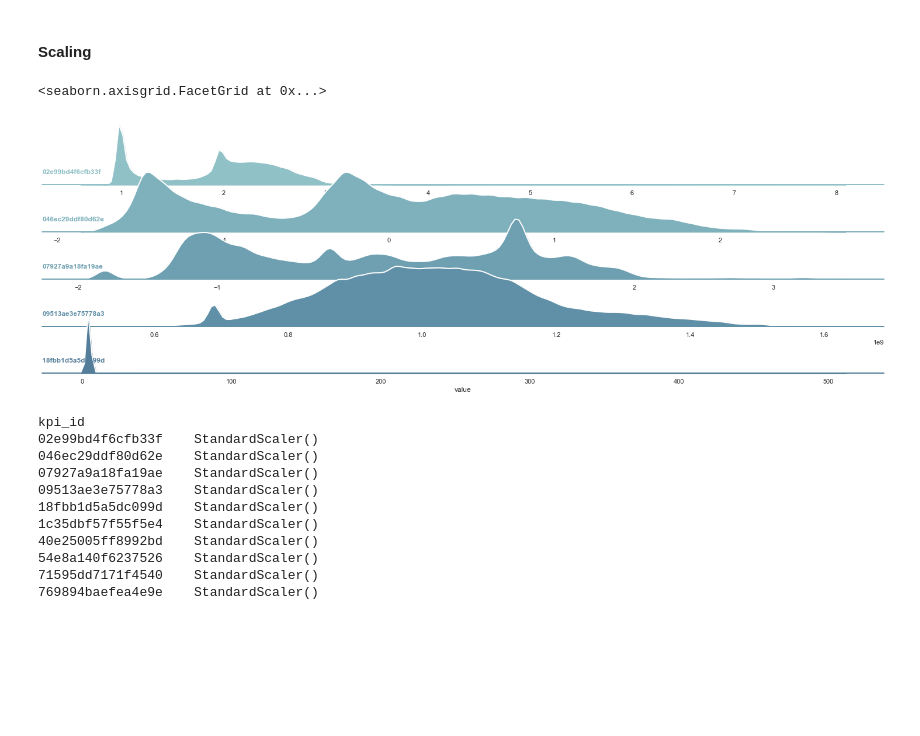
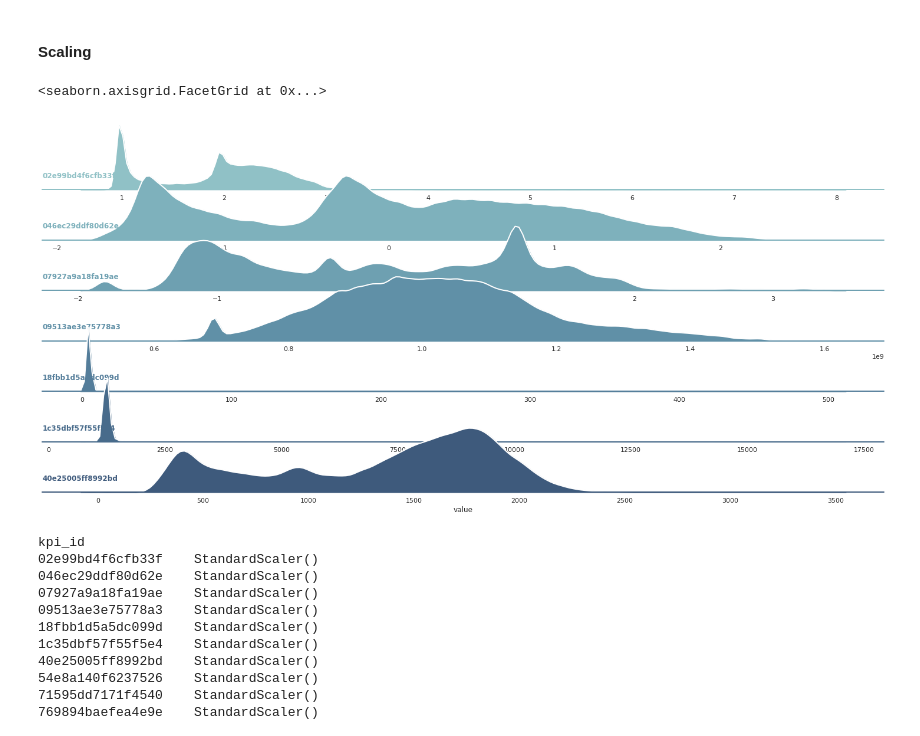
Before and after one commit to Cyprien-Ricque/kpi-anomaly-detection, a Jupyter notebook: notebooks/preprocessing.ipynb, the cells around one changed output. Drawn from its saved outputs; the diff is of its cells as text; code cells hidden in the pictures; blank space fills up the shorter version.

```diff
--- a/notebooks/preprocessing.ipynb
+++ b/notebooks/preprocessing.ipynb
@@ -13,7 +13,7 @@ sns.set_style("whitegrid")
 # %% [markdown]
 ## Load Data
 # %%
-data_folder = '../'
+data_folder = '../data/'
 
 train_file = 'train.csv'
 test_file = 'test.csv'
@@ -152,34 +190,34 @@ df_train.shape, train.shape, val.shape
 # %% [markdown]
 #### Scaling
 # %%
-nb_of_kpi = 5
+nb_of_kpi = 7
 f = train.kpi_id.isin(train.kpi_id.unique()[:nb_of_kpi])
 
 sns.set_theme(style="white", rc={"axes.facecolor": (0, 0, 0, 0)})
 
 # Initialize the FacetGrid object
 pal = sns.cubehelix_palette(10, rot=-.25, light=.7)
 grid = sns.FacetGrid(train[f], row="kpi_id", hue="kpi_id", aspect=15, height=1.4, palette=pal, sharex=False, sharey=False)
 
 def label(x, color, label):
     ax = plt.gca()
     ax.text(0, .2, label, fontweight="bold", color=color, ha="left", va="center", transform=ax.transAxes)
 
 # Draw the densities in a few steps
 grid.map(sns.kdeplot, "value", bw_adjust=.5, clip_on=False, fill=True, alpha=1, linewidth=1.5)
 grid.map(sns.kdeplot, "value", clip_on=False, color="w", lw=2, bw_adjust=.5)
 grid.map(label, "value")
 
 grid.refline(y=0, linewidth=2, linestyle="-", color=None, clip_on=False)
 grid.figure.subplots_adjust(hspace=-.25) # Overlap
 
 # Remove axes details that don't play well with overlap
 grid.set_titles("")
 grid.set(yticks=[], ylabel="")
 grid.despine(bottom=True, left=True)
 # %% [output]
 <seaborn.axisgrid.FacetGrid at 0x...>
-[figure, old version]
+[figure, new version]
 # %%
 from sklearn.preprocessing import StandardScaler, MinMaxScaler
 
```
Also changed, not shown: parts of 8 cells of this notebook, 6 other files.
